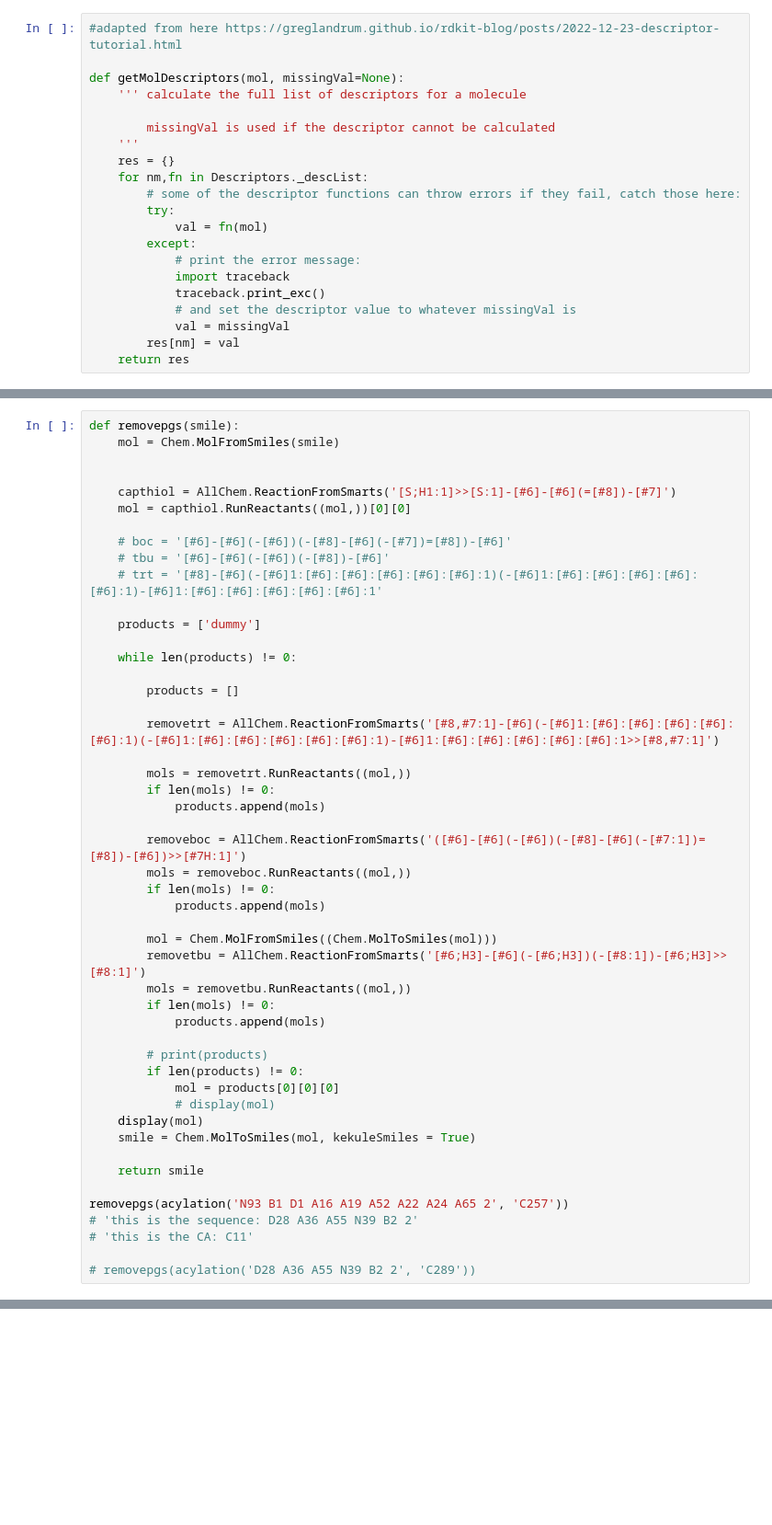
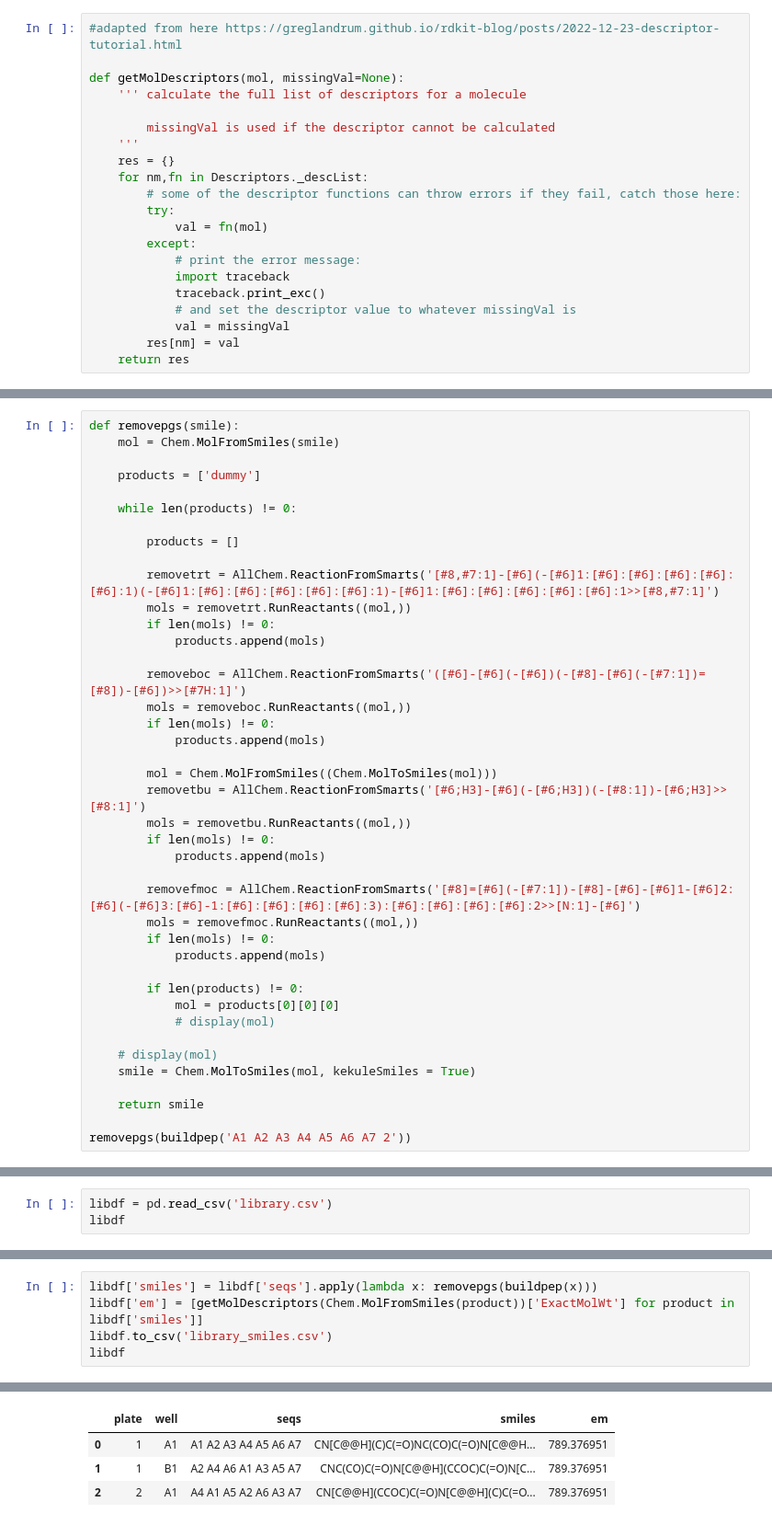
Before and after one commit to mtzknd/seqtosmiles, a Jupyter notebook: seqtosmiles.ipynb, the cells around one changed output, grey strips where cells are left out. Shown at 92% size. Cells and saved outputs as stored; diff of their text form; blank space fills up the shorter version.

```diff
--- a/seqtosmiles.ipynb
+++ b/seqtosmiles.ipynb
@@ -248,14 +241,6 @@ this is the CA: C257
 # %%
 def removepgs(smile):
     mol = Chem.MolFromSmiles(smile)
-
-
-    capthiol = AllChem.ReactionFromSmarts('[S;H1:1]>>[S:1]-[#6]-[#6](=[#8])-[#7]')
-    mol = capthiol.RunReactants((mol,))[0][0]
-
-    # boc = '[#6]-[#6](-[#6])(-[#8]-[#6](-[#7])=[#8])-[#6]'
-    # tbu = '[#6]-[#6](-[#6])(-[#8])-[#6]'
-    # trt = '[#8]-[#6](-[#6]1:[#6]:[#6]:[#6]:[#6]:[#6]:1)(-[#6]1:[#6]:[#6]:[#6]:[#6]:[#6]:1)-[#6]1:[#6]:[#6]:[#6]:[#6]:[#6]:1'
 
     products = ['dummy']
 
@@ -264,7 +249,6 @@ def removepgs(smile):
         products = []
 
         removetrt = AllChem.ReactionFromSmarts('[#8,#7:1]-[#6](-[#6]1:[#6]:[#6]:[#6]:[#6]:[#6]:1)(-[#6]1:[#6]:[#6]:[#6]:[#6]:[#6]:1)-[#6]1:[#6]:[#6]:[#6]:[#6]:[#6]:1>>[#8,#7:1]')
-
         mols = removetrt.RunReactants((mol,))
         if len(mols) != 0:
             products.append(mols)
@@ -280,18 +264,19 @@ def removepgs(smile):
         if len(mols) != 0:
             products.append(mols)
 
-        # print(products)
+        removefmoc = AllChem.ReactionFromSmarts('[#8]=[#6](-[#7:1])-[#8]-[#6]-[#6]1-[#6]2:[#6](-[#6]3:[#6]-1:[#6]:[#6]:[#6]:[#6]:3):[#6]:[#6]:[#6]:[#6]:2>>[N:1]-[#6]')
+        mols = removefmoc.RunReactants((mol,))
+        if len(mols) != 0:
+            products.append(mols)
+
         if len(products) != 0:
             mol = products[0][0][0]
             # display(mol)
-    display(mol)
+
+    # display(mol)
     smile = Chem.MolToSmiles(mol, kekuleSmiles = True)
 
     return smile
 
-removepgs(acylation('N93 B1 D1 A16 A19 A52 A22 A24 A65 2', 'C257'))
-# 'this is the sequence: D28 A36 A55 N39 B2 2'
-# 'this is the CA: C11'
-
-# removepgs(acylation('D28 A36 A55 N39 B2 2', 'C289'))
+removepgs(buildpep('A1 A2 A3 A4 A5 A6 A7 2'))
 # %% [output]
@@ -530,0 +285,3 @@ acyldf.to_excel('smiles.xlsx')
+# %%
+libdf = pd.read_csv('library.csv')
+libdf
@@ -530,0 +293,6 @@ acyldf.to_excel('smiles.xlsx')
+# %%
+libdf['smiles'] = libdf['seqs'].apply(lambda x: removepgs(buildpep(x)))
+libdf['em'] = [getMolDescriptors(Chem.MolFromSmiles(product))['ExactMolWt'] for product in libdf['smiles']]
+libdf.to_csv('library_smiles.csv')
+libdf
+# %% [output]
@@ -531 +302,5 @@ acyldf.to_excel('smiles.xlsx')
+|  | plate | well | seqs | smiles | em |
+| 0 | 1 | A1 | A1 A2 A3 A4 A5 A6 A7 | CN[C@@H](C)C(=O)NC(CO)C(=O)N[C@@H... | 789.376951 |
+| 1 | 1 | B1 | A2 A4 A6 A1 A3 A5 A7 | CNC(CO)C(=O)N[C@@H](CCOC)C(=O)N[C... | 789.376951 |
+| 2 | 2 | A1 | A4 A1 A5 A2 A6 A3 A7 | CN[C@@H](CCOC)C(=O)N[C@@H](C)C(=O... | 789.376951 |
 # %%
```
Also changed, not shown: parts of 20 cells of this notebook.
